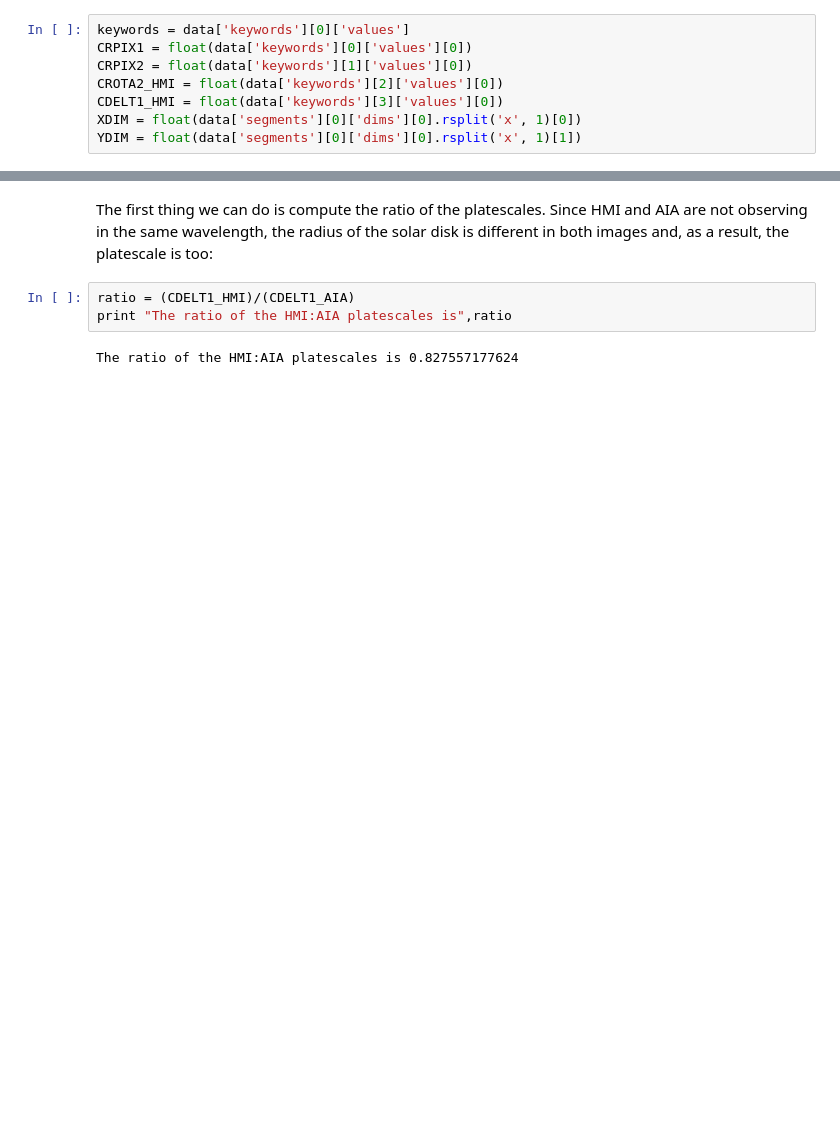
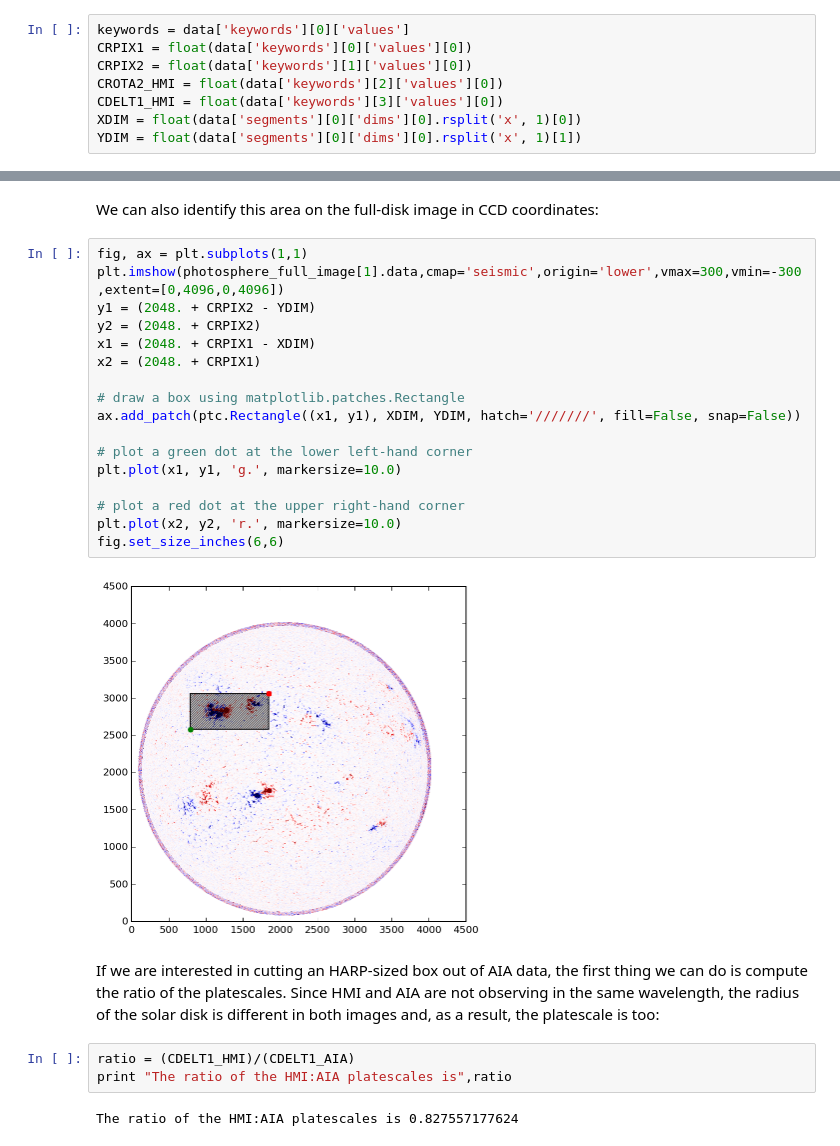
Before and after one commit to mbobra/SHARPs, a Jupyter notebook: feature_extraction.ipynb, the cells around one changed output, grey strips where cells are left out. Cells and saved outputs as stored; diff of their text form; blank space fills up the shorter version.

```diff
--- a/feature_extraction.ipynb
+++ b/feature_extraction.ipynb
@@ -80,5 +103,26 @@ YDIM = float(data['segments'][0]['dims'][0].rsplit('x', 1)[1])
+# %% [markdown]
+We can also identify this area on the full-disk image in CCD coordinates:
+# %%
+fig, ax = plt.subplots(1,1)
+plt.imshow(photosphere_full_image[1].data,cmap='seismic',origin='lower',vmax=300,vmin=-300,extent=[0,4096,0,4096])
+y1 = (2048. + CRPIX2 - YDIM)
+y2 = (2048. + CRPIX2)
+x1 = (2048. + CRPIX1 - XDIM)
+x2 = (2048. + CRPIX1)
+
+# draw a box using matplotlib.patches.Rectangle
+ax.add_patch(ptc.Rectangle((x1, y1), XDIM, YDIM, hatch='///////', fill=False, snap=False))
+
+# plot a green dot at the lower left-hand corner
+plt.plot(x1, y1, 'g.', markersize=10.0)
+
+# plot a red dot at the upper right-hand corner
+plt.plot(x2, y2, 'r.', markersize=10.0)
+fig.set_size_inches(6,6)
+# %% [output]
+[figure, added]
 # %% [markdown]
-The first thing we can do is compute the ratio of the platescales. Since HMI and AIA are not observing in the same wavelength, the radius of the solar disk is different in both images and, as a result, the platescale is too:
+If we are interested in cutting an HARP-sized box out of AIA data, the first thing we can do is compute the ratio of the platescales. Since HMI and AIA are not observing in the same wavelength, the radius of the solar disk is different in both images and, as a result, the platescale is too:
 # %%
 ratio = (CDELT1_HMI)/(CDELT1_AIA)
 print "The ratio of the HMI:AIA platescales is",ratio
```
Also changed, not shown: parts of 20 cells of this notebook.
